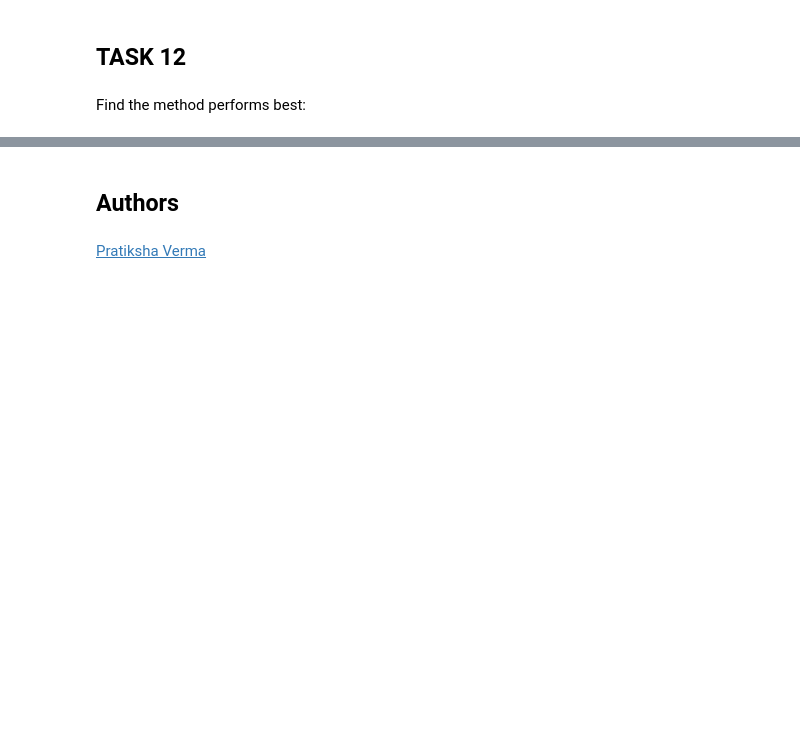
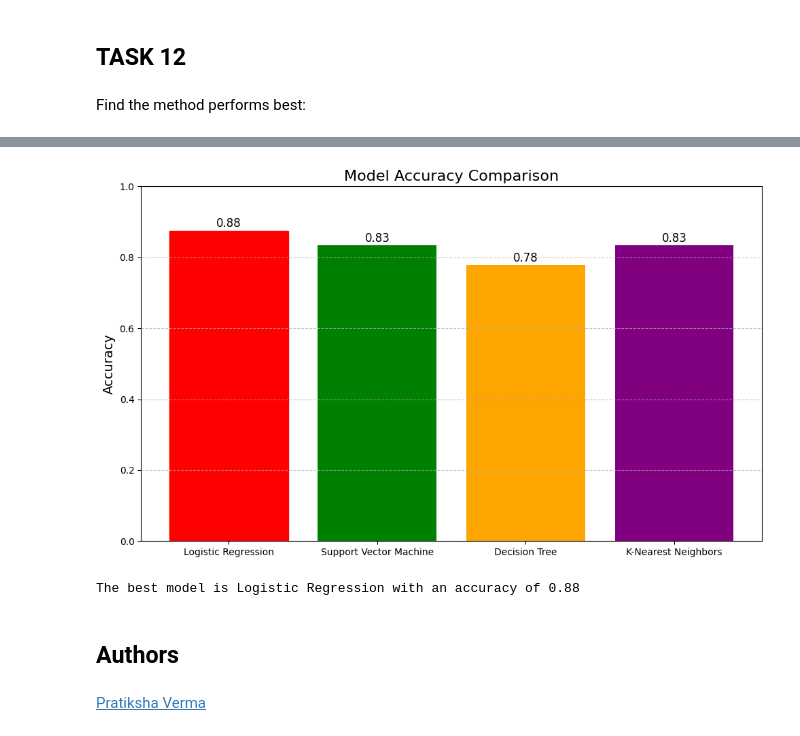
Before and after one commit to GmillerII/IBM-DS-SpaceX-Capstone, a Jupyter notebook: IBM DS Prediction Modeling.ipynb, the cells around one changed output, grey strips where cells are left out. Cells and saved outputs as stored; diff of their text form; code cells hidden in the pictures; blank space fills up the shorter version.

```diff
--- a/IBM DS Prediction Modeling.ipynb
+++ b/IBM DS Prediction Modeling.ipynb
@@ -522,3 +500,35 @@ Confusion Matrix for Logistic Regression
+# %%
+## Find the best model
+# Model names and their respective accuracies
+models = ['Logistic Regression', 'Support Vector Machine', 'Decision Tree', 'K-Nearest Neighbors']
+accuracies = [logreg_accuracy, svm_accuracy, tree_accuracy, knn_accuracy]
+
+# Find the model with the highest accuracy
+best_model_index = accuracies.index(max(accuracies))
+best_model_name = models[best_model_index]
+best_accuracy = accuracies[best_model_index]
+
+# Plotting the bar chart
+plt.figure(figsize=(10, 6))
+bars = plt.bar(models, accuracies, color=['blue', 'green', 'orange', 'purple'])
+bars[best_model_index].set_color('red')  # Highlight the best model
+
+
+# Add annotations for accuracy scores
+for i, acc in enumerate(accuracies):
+    plt.text(i, acc + 0.01, f'{acc:.2f}', ha='center', fontsize=12)
+
+plt.title('Model Accuracy Comparison', fontsize=16)
+plt.ylabel('Accuracy', fontsize=14)
+plt.ylim(0, 1)  # Accuracy ranges from 0 to 1
+plt.grid(axis='y', linestyle='--', alpha=0.7)
+plt.tight_layout()
+plt.show()
+
+print(f"The best model is {best_model_name} with an accuracy of {best_accuracy:.2f}")
+# %% [output]
+[figure, added]
+The best model is Logistic Regression with an accuracy of 0.88
 # %% [markdown]
 ## Authors
 # %% [markdown]
```
Also changed, not shown: parts of 7 cells of this notebook, 6 other files.
